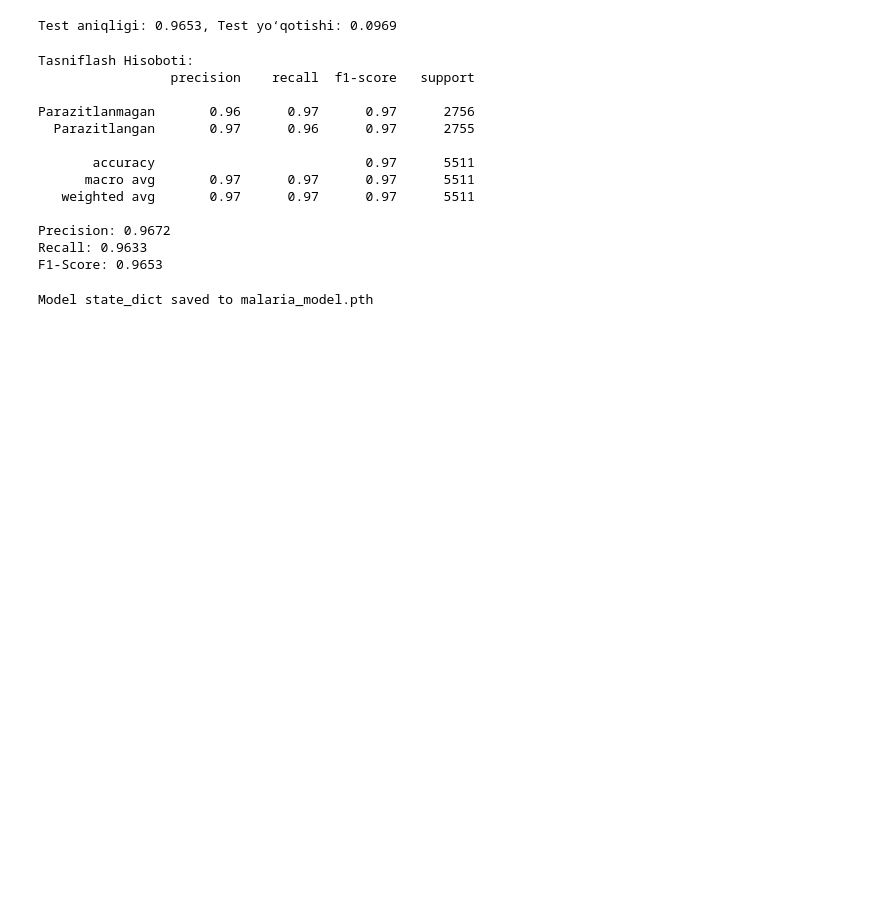
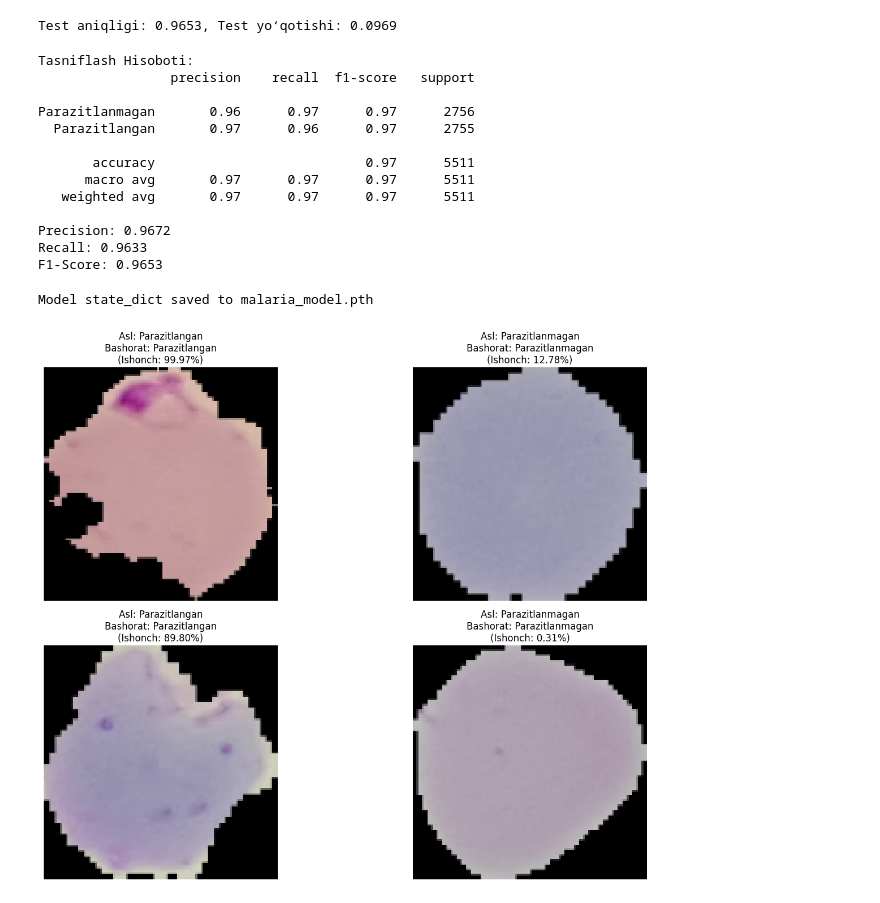
Before and after one commit to UlashovaZaxro/Malaria, a Jupyter notebook: pytorch.ipynb, the cells around one changed output. Saved outputs shown, nothing was run; the diff lists cells and outputs as text; code cells hidden in the pictures; blank space fills up the shorter version.

```diff
--- a/pytorch.ipynb
+++ b/pytorch.ipynb
@@ -376,3 +463,39 @@ print(f"Model state_dict saved to {MODEL_SAVE_PATH}")
 Model state_dict saved to malaria_model.pth
 # %%
 torch.save(model.state_dict(), 'malaria_model.pth')
+# %%
+
+model = CNNModel()
+model.load_state_dict(torch.load('malaria_model.pth', map_location=device))
+model.to(device)
+model.eval()
+
+criterion = nn.BCELoss()
+
+test_loss, test_accuracy, y_true_test, y_pred_labels_test, y_scores_test = evaluate_model(model, test_loader, device, criterion)
+# %%
+
+num_display_samples = 4
+
+display_indices = range(num_display_samples)
+
+plt.figure(figsize=(15, 5 * num_display_samples // 2 if num_display_samples > 1 else 6))
+for i, idx in enumerate(display_indices):
+    img_path_sample = test_paths[idx]
+    true_label_sample = "Parazitlangan" if y_true_test[idx] == 1 else "Parazitlanmagan"
+    pred_label_sample = "Parazitlangan" if y_pred_labels_test[idx] == 1 else "Parazitlanmagan"
+    pred_score_sample = y_scores_test[idx]
+
+    img_sample = cv2.imread(img_path_sample)
+    img_sample = cv2.cvtColor(img_sample, cv2.COLOR_BGR2RGB)
+    img_sample = cv2.resize(img_sample, (128,128))
+
+    plt.subplot( (num_display_samples + 1) // 2, 2, i + 1)
+    plt.imshow(img_sample)
+    title_str = f"Asl: {true_label_sample}\nBashorat: {pred_label_sample}\n(Ishonch: {pred_score_sample*100:.2f}%)"
+    plt.title(title_str)
+    plt.axis('off')
+plt.tight_layout()
+plt.show()
+# %% [output]
+[figure, added]
```
Also changed, not shown: parts of 5 cells of this notebook, 2 other files.
